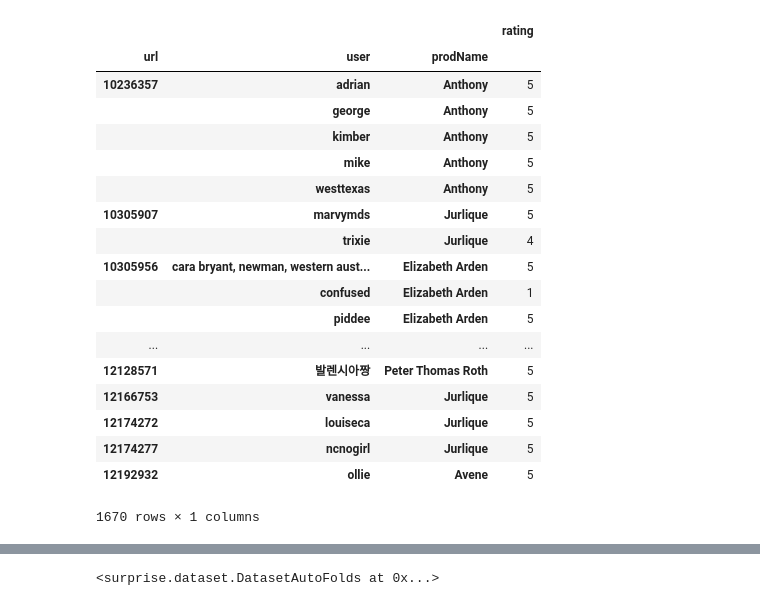
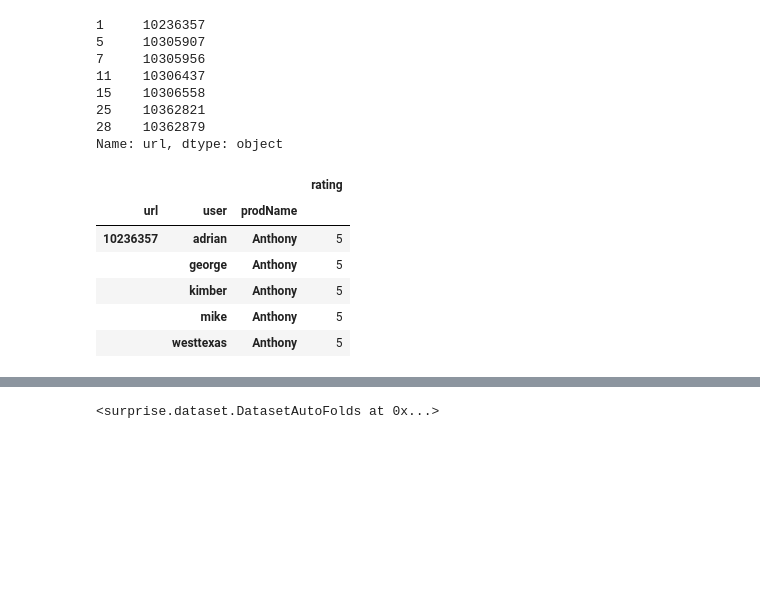
Before and after one commit to mackenziemitchell6/SkinCareRoutine, a Jupyter notebook: _StartingRecommender.ipynb, the cells around one changed output, grey strips where cells are left out. Drawn from its saved outputs; the diff is of its cells as text; code cells hidden in the pictures; blank space fills up the shorter version.

```diff
--- a/_StartingRecommender.ipynb
+++ b/_StartingRecommender.ipynb
@@ -81,0 +228,11 @@ full
+# %%
+get_recommendations(11429304).drop_duplicates()
+# %% [output]
+1     10236357
+5     10305907
+7     10305956
+11    10306437
+15    10306558
+25    10362821
+28    10362879
+Name: url, dtype: object
@@ -82,25 +241,13 @@ full
 # %%
 alldf=dfr[['url','prodName','rating','user']]
 # %%
-alldf.groupby(['url','user','prodName']).mean()
+alldf.groupby(['url','user','prodName']).mean().head()
 # %% [output]
 |  |  |  | rating |
 | url | user | prodName |  |
 | 10236357 | adrian | Anthony | 5 |
 |  | george | Anthony | 5 |
 |  | kimber | Anthony | 5 |
 |  | mike | Anthony | 5 |
 |  | westtexas | Anthony | 5 |
-| 10305907 | marvymds | Jurlique | 5 |
-|  | trixie | Jurlique | 4 |
-| 10305956 | cara bryant, newman, western aust... | Elizabeth Arden | 5 |
-|  | confused | Elizabeth Arden | 1 |
-|  | piddee | Elizabeth Arden | 5 |
-| ... | ... | ... | ... |
-| 12128571 | 발렌시아짱 | Peter Thomas Roth | 5 |
-| 12166753 | vanessa | Jurlique | 5 |
-| 12174272 | louiseca | Jurlique | 5 |
-| 12174277 | ncnogirl | Jurlique | 5 |
-| 12192932 | ollie | Avene | 5 |
-1670 rows × 1 columns
 # %%
```
Also changed, not shown: parts of 60 cells of this notebook, 5 other files.
